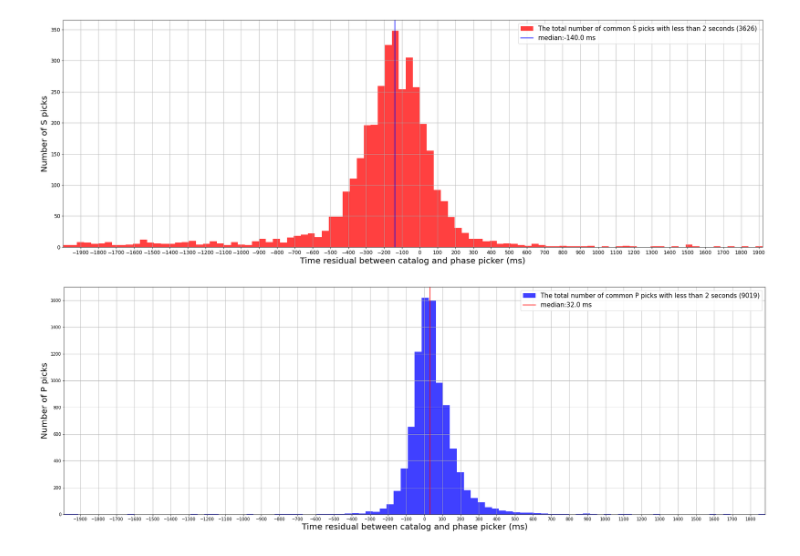
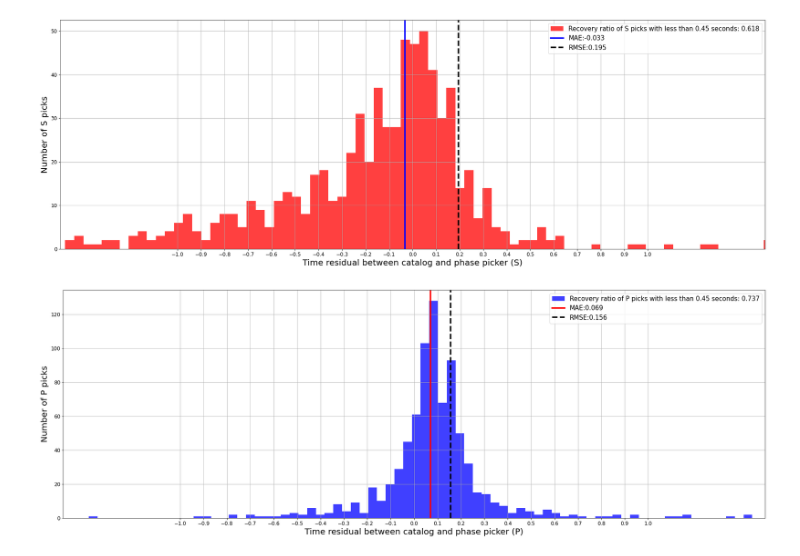
Before and after one commit to javak87/Transfer-Deep-Learning-chile-subduction-zone, a Jupyter notebook: benchmark/benachmark.ipynb, the cells around one changed output. Cells and saved outputs as stored; diff of their text form; code cells hidden in the pictures.

Commit message:
revise visualization

```diff
--- a/benchmark/benachmark.ipynb
+++ b/benchmark/benachmark.ipynb
@@ -13,73 +13,87 @@ import warnings
 warnings.filterwarnings('ignore')
 # %%
 start_year_analysis = 2012
-start_day_analysis = 1
+start_day_analysis = 182
 end_year_analysis = 2012
-end_day_analysis = 31
-time_lag_threshold = 2000
+end_day_analysis = 182
+time_lag_threshold = 450 # mi second
+
+file = 'picks_Pth:0.3_Sth:0.15000000000000002'
+
+with open(os.path.join('{0}/{1}'.format(seisbench.cache_root,'datasets/chile/parameters_tunning'), file),'rb') as fp:
+    event_picks = pickle.load(fp)
 
 picks_obj = Picks_Comparison (start_year_analysis,
                 start_day_analysis,
                 end_year_analysis,
-                end_day_analysis)
+                end_day_analysis,event_picks)
 
 all_dists_p, all_dists_s = picks_obj()
 # %%
-# Filter the time lag with the given threshold and capture the picks with more than 2 second time lag
-dists_filter_lag_time_m=all_dists_s[np.abs(all_dists_s) < time_lag_threshold]
+# Filter the time lag with the given threshold and capture the picks with more than .. second time lag
+dists_filter_lag_time_m=all_dists_s[np.abs(all_dists_s) < 2000]/1000
 
 # Perform S picks Quality control of PhaseNet by using existing S picks catalog with more than a given time lag
 fig_lag_m, ax_lag_m = plt.subplots(figsize=(30,10))
 
-label_more = '{0}{1}{2}'.format('The total number of common S picks with less than 2 seconds (', dists_filter_lag_time_m.shape[0], ')')
+label_more = '{0}{1}'.format('Recovery ratio of S picks with less than 0.45 seconds: ', round (all_dists_s[np.abs(all_dists_s) < time_lag_threshold].shape[0]/all_dists_s.shape[0],3))
 
 n_lag_m, bins_lag_m, patches_lag_m = ax_lag_m.hist(dists_filter_lag_time_m, 100, density=False, facecolor='r', alpha=0.75, label=label_more)
 #steps = (max(dists_filter_lag_time_m) - min(dists_filter_lag_time_m))/40
-steps = 100
+steps = 0.1
 #plt.xticks(np.arange(min(dists_filter_lag_time_m), max(dists_filter_lag_time_m), step=steps))
-plt.xticks(np.arange(-2000, 2000, step=steps))
-plt.xlabel('Time residual between catalog and phase picker (ms)', fontsize=20)
+plt.xticks(np.arange(-1, 1.1, step=steps))
+plt.xlabel('Time residual between catalog and phase picker (S)', fontsize=20)
 plt.ylabel('Number of S picks', fontsize=20)
 
 plt.tick_params(axis='x', labelsize=12)
 plt.tick_params(axis='y', labelsize=12)
 
-plt.axvline(np.median(dists_filter_lag_time_m), color='blue', label='median:'+str(round (np.median(dists_filter_lag_time_m),3))+ ' ms')
-
+filter_tim_lag = all_dists_s[np.abs(all_dists_s) < 450]/1000
+MAE = np.sum(filter_tim_lag)/filter_tim_lag.shape[0]
+RMSE = np.sqrt (np.sum(filter_tim_lag**2)/filter_tim_lag.shape[0])
+plt.axvline(MAE, color='blue', label='MAE:'+str(round (MAE,3)),linewidth=3.5)
+plt.axvline(RMSE, color='black', label='RMSE:'+str(round (RMSE,3)), linestyle="--", linewidth=3.5)
 
 #plt.title('Common S picks distribution with less than 2 seconds time residual (2012-01-01 to 2012-12-31)', fontsize=24, pad=23)
-plt.xlim(min(bins_lag_m), max(bins_lag_m))
+#plt.xlim(min(bins_lag_m), max(bins_lag_m))
+plt.xlim([-1.5,1.5])
 plt.grid(True)
 plt.legend(loc='upper right', fontsize=15)
 plt.show()
 # %% [output]
-[figure, old version]
+[figure, new version]
 # %%
-# Filter the time lag with the given threshold and capture the picks with more than 2 second time lag
-dists_filter_lag_time_m=all_dists_p[np.abs(all_dists_p) < time_lag_threshold]
+# Filter the time lag with the given threshold and capture the picks with more than .. second time lag
+dists_filter_lag_time_m=all_dists_p[np.abs(all_dists_p) < 2000]/1000
 
 # Perform S picks Quality control of PhaseNet by using existing S picks catalog with more than a given time lag
 fig_lag_m, ax_lag_m = plt.subplots(figsize=(30,10))
 
-label_more = '{0}{1}{2}'.format('The total number of common P picks with less than 2 seconds (', dists_filter_lag_time_m.shape[0], ')')
+label_more = '{0}{1}'.format('Recovery ratio of P picks with less than 0.45 seconds: ', round (all_dists_p[np.abs(all_dists_p) < time_lag_threshold].shape[0]/all_dists_p.shape[0],3))
 
 n_lag_m, bins_lag_m, patches_lag_m = ax_lag_m.hist(dists_filter_lag_time_m, 100, density=False, facecolor='blue', alpha=0.75, label=label_more)
-#steps = (max(dists_filter_lag_time_m) - min(dists_filter_lag_time_m))/20
+#steps = (max(dists_filter_lag_time_m) - min(dists_filter_lag_time_m))/40
+steps = 0.1
 #plt.xticks(np.arange(min(dists_filter_lag_time_m), max(dists_filter_lag_time_m), step=steps))
-steps = 100
-plt.xticks(np.arange(-2000, 2000, step=steps))
-plt.xlabel('Time residual between catalog and phase picker (ms)', fontsize=20)
+plt.xticks(np.arange(-1, 1.1, step=steps))
+plt.xlabel('Time residual between catalog and phase picker (P)', fontsize=20)
 plt.ylabel('Number of P picks', fontsize=20)
 
-plt.tick_params(axis='x', labelsize=10)
-plt.tick_params(axis='y', labelsize=10)
+plt.tick_params(axis='x', labelsize=12)
+plt.tick_params(axis='y', labelsize=12)
 
-plt.axvline(np.median(dists_filter_lag_time_m), color='r', label='median:'+str(round (np.median(dists_filter_lag_time_m),3))+ ' ms')
+filter_tim_lag = all_dists_p[np.abs(all_dists_p) < 450]/1000
+MAE = np.sum(filter_tim_lag)/filter_tim_lag.shape[0]
+RMSE = np.sqrt (np.sum(filter_tim_lag**2)/filter_tim_lag.shape[0])
+plt.axvline(MAE, color='r', label='MAE:'+str(round (MAE,3)),linewidth=3.5)
+plt.axvline(RMSE, color='black', label='RMSE:'+str(round (RMSE,3)), linestyle="--", linewidth=3.5)
 
-#plt.title('Common P picks distribution with less than 2 seconds time residual (2012-01-01 to 2012-12-31)', fontsize=24, pad=23)
-plt.xlim(min(bins_lag_m), max(bins_lag_m))
+#plt.title('Common S picks distribution with less than 2 seconds time residual (2012-01-01 to 2012-12-31)', fontsize=24, pad=23)
+#plt.xlim(min(bins_lag_m), max(bins_lag_m))
+plt.xlim([-1.5,1.5])
 plt.grid(True)
 plt.legend(loc='upper right', fontsize=15)
 plt.show()
 # %% [output]
-[figure, old version]
+[figure, new version]
```
